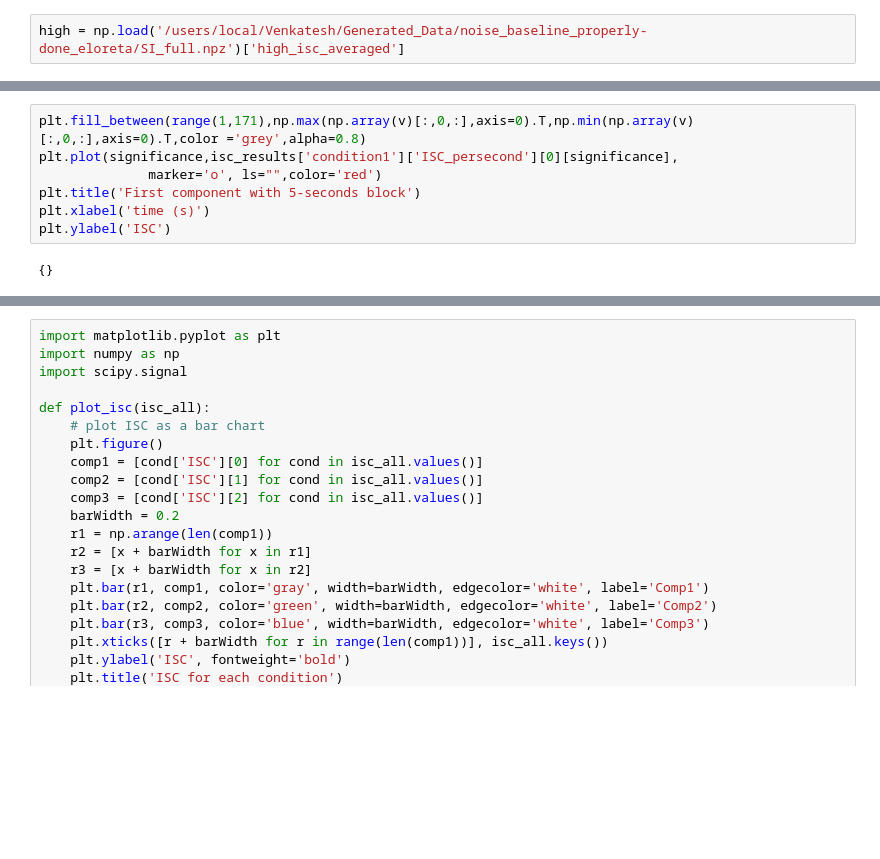
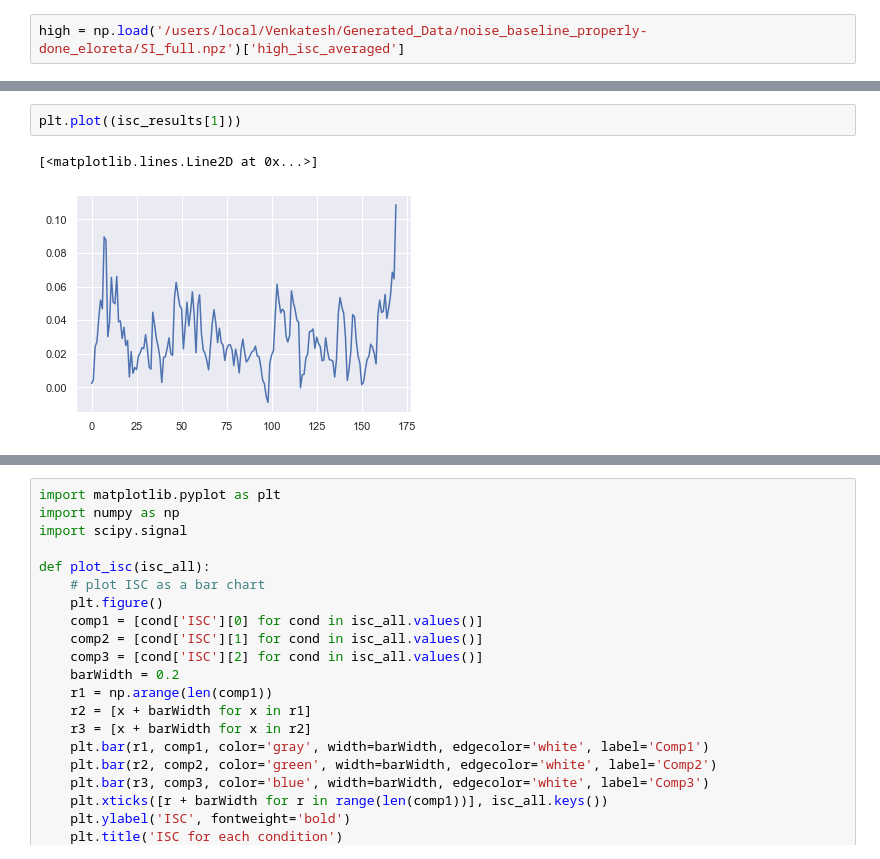
Before and after one commit to venkateshness/Internship_HBN, a Jupyter notebook: filtered_ipynbs/Big_Daddy_latest.ipynb, the cells around one changed output, grey strips where cells are left out. Cells and saved outputs as stored; diff of their text form; blank space fills up the shorter version.

```diff
--- a/filtered_ipynbs/Big_Daddy_latest.ipynb
+++ b/filtered_ipynbs/Big_Daddy_latest.ipynb
@@ -753,9 +681,5 @@ NameError: name 'v' is not defined
-# %%
-plt.fill_between(range(1,171),np.max(np.array(v)[:,0,:],axis=0).T,np.min(np.array(v)[:,0,:],axis=0).T,color ='grey',alpha=0.8)
-plt.plot(significance,isc_results['condition1']['ISC_persecond'][0][significance],
-              marker='o', ls="",color='red')
-plt.title('First component with 5-seconds block')
-plt.xlabel('time (s)')
-plt.ylabel('ISC')
-# %% [output]
-{}
+# %%
+plt.plot((isc_results[1]))
+# %% [output]
+[<matplotlib.lines.Line2D at 0x...>]
+[figure, added]
```
Also changed, not shown: parts of 24 cells of this notebook, 7 other files.
